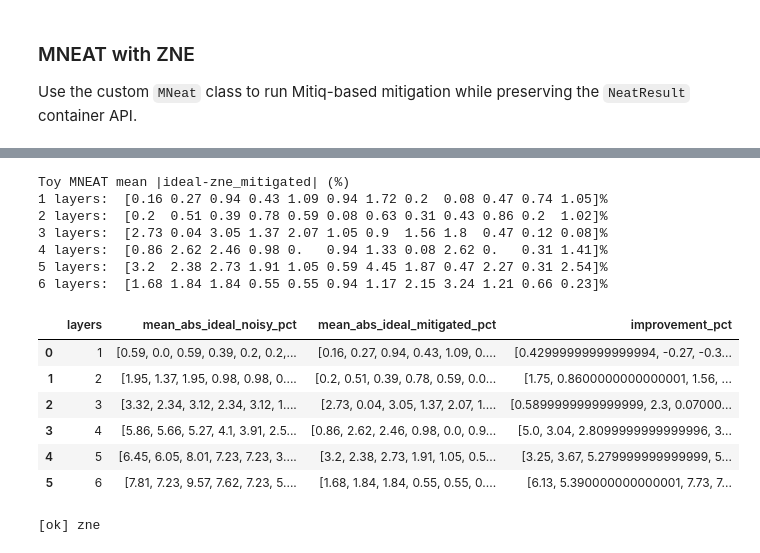
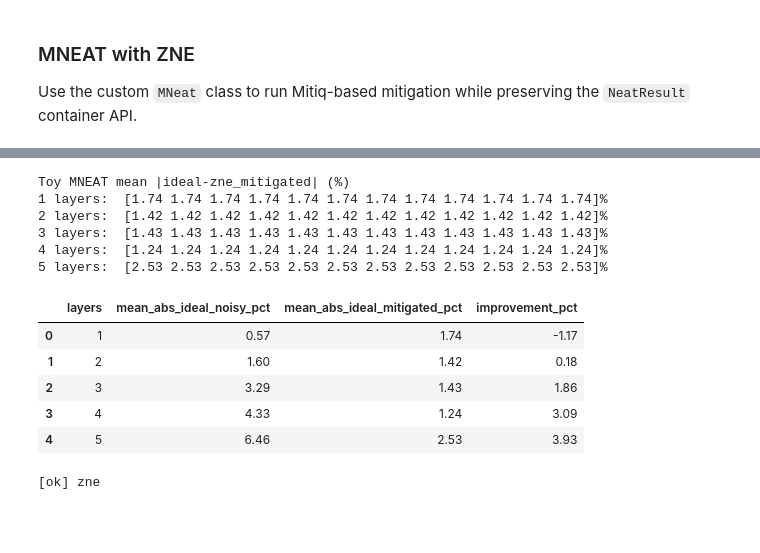
Before and after one commit to GibboSan/easy-q, a Jupyter notebook: quantum_optimization/playground.ipynb, the cells around one changed output, grey strips where cells are left out. Saved outputs shown, nothing was run; the diff lists cells and outputs as text; code cells hidden in the pictures; blank space fills up the shorter version.

```diff
--- a/quantum_optimization/playground.ipynb
+++ b/quantum_optimization/playground.ipynb
@@ -218,7 +218,7 @@ toy_qc.draw('mpl')
 [figure]
 # %%
 toy_n_qubits = 12
-toy_layers = 6
+toy_layers = 5
 toy_pm = generate_preset_pass_manager(optimization_level=0, backend=backend)
 toy_obs = ['I' * i + 'Z' + 'I' * (toy_n_qubits - i - 1) for i in range(toy_n_qubits)]
 
@@ -269,5 +268,9 @@ Toy NEAT mean |ideal-noisy| (%)
 ### MNEAT with ZNE
 Use the custom `MNeat` class to run Mitiq-based mitigation while preserving the `NeatResult` container API.
 # %%
-mneat = MNeat(backend=backend)
+import importlib
+import pipeline.mneat as mneat_module
+
+importlib.reload(mneat_module)
+mneat = mneat_module.MNeat(backend=backend)
 toy_clifford_pubs = neat.to_clifford(toy_pubs)
@@ -277,21 +276,0 @@ toy_mneat_noisy = mneat.noisy_sim(toy_clifford_pubs, cliffordize=False, seed_sim
-# %%
-
-def rdiff(res1, re2):
-    r"""The absolute difference between `res1` and re2`.
-
-    --> The closer to `0`, the better.
-    """
-    d = abs(res1 - re2)
-    return np.round(d.vals * 100, 2)
-
-print("Toy MNeat mean |ideal-noisy| (%)" )
-for idx, (toy_mneat_ideal_res, toy_mneat_noisy_res) in enumerate(
-    zip(toy_mneat_ideal, toy_mneat_noisy)
-):
-    vals = rdiff(toy_mneat_ideal_res, toy_mneat_noisy_res)
-
-    # Print the mean absolute difference for the observables
-    mean_vals = np.round(np.mean(vals), 2)
-    print(
-        f"{idx+1} layers:  {mean_vals}%"
-    )
@@ -306,45 +340,52 @@ Toy MNeat mean |ideal-noisy| (%)
 # %%
 linear_factory = zne.inference.LinearFactory(
     scale_factors=[1.0, 1.5, 2.0, 2.5, 3.0]
 )
 toy_mneat_zne = mneat.zne_mit_noisy_sim(toy_clifford_pubs, cliffordize=False, seed_simulator=seed, factory=linear_factory)
 
+def rdiff(res1, re2):
+    r"""The absolute difference between `res1` and re2`.
+
+    --> The closer to `0`, the better.
+    """
+    d = abs(res1 - re2)
+    return np.round(d.vals * 100, 2)
+
 print('Toy MNEAT mean |ideal-zne_mitigated| (%)')
 for idx, (ideal_res, mitigated_res) in enumerate(zip(toy_mneat_ideal, toy_mneat_zne), start=1):
     vals = rdiff(ideal_res, mitigated_res)
+    mean_vals = np.round(np.mean(vals), 2)
     print(f'{idx} layers:  {vals}%')
 
 toy_mneat_compare_df = pd.DataFrame(
     [
         {
             'layers': idx,
-            'mean_abs_ideal_noisy_pct': rdiff(ideal_res, noisy_res),
-            'mean_abs_ideal_mitigated_pct': rdiff(ideal_res, mitigated_res),
+            'mean_abs_ideal_noisy_pct': np.round(np.mean(rdiff(ideal_res, noisy_res)), 2),
+            'mean_abs_ideal_mitigated_pct': np.round(np.mean(rdiff(ideal_res, mitigated_res)), 2),
         }
         for idx, (ideal_res, noisy_res, mitigated_res) in enumerate(
             zip(toy_mneat_ideal, toy_mneat_noisy, toy_mneat_zne), start=1
         )
     ]
 )
 toy_mneat_compare_df['improvement_pct'] = (
     toy_mneat_compare_df['mean_abs_ideal_noisy_pct'] - toy_mneat_compare_df['mean_abs_ideal_mitigated_pct']
 )
 display(toy_mneat_compare_df)
 # %% [output]
 Toy MNEAT mean |ideal-zne_mitigated| (%)
-1 layers:  [0.16 0.27 0.94 0.43 1.09 0.94 1.72 0.2  0.08 0.47 0.74 1.05]%
-2 layers:  [0.2  0.51 0.39 0.78 0.59 0.08 0.63 0.31 0.43 0.86 0.2  1.02]%
-3 layers:  [2.73 0.04 3.05 1.37 2.07 1.05 0.9  1.56 1.8  0.47 0.12 0.08]%
-4 layers:  [0.86 2.62 2.46 0.98 0.   0.94 1.33 0.08 2.62 0.   0.31 1.41]%
-5 layers:  [3.2  2.38 2.73 1.91 1.05 0.59 4.45 1.87 0.47 2.27 0.31 2.54]%
-6 layers:  [1.68 1.84 1.84 0.55 0.55 0.94 1.17 2.15 3.24 1.21 0.66 0.23]%
+1 layers:  [1.74 1.74 1.74 1.74 1.74 1.74 1.74 1.74 1.74 1.74 1.74 1.74]%
+2 layers:  [1.42 1.42 1.42 1.42 1.42 1.42 1.42 1.42 1.42 1.42 1.42 1.42]%
+3 layers:  [1.43 1.43 1.43 1.43 1.43 1.43 1.43 1.43 1.43 1.43 1.43 1.43]%
+4 layers:  [1.24 1.24 1.24 1.24 1.24 1.24 1.24 1.24 1.24 1.24 1.24 1.24]%
+5 layers:  [2.53 2.53 2.53 2.53 2.53 2.53 2.53 2.53 2.53 2.53 2.53 2.53]%
 |  | layers | mean_abs_ideal_noisy_pct | mean_abs_ideal_mitigated_pct | improvement_pct |
-| 0 | 1 | [0.59, 0.0, 0.59, 0.39, 0.2, 0.2,... | [0.16, 0.27, 0.94, 0.43, 1.09, 0.... | [0.42999999999999994, -0.27, -0.3... |
-| 1 | 2 | [1.95, 1.37, 1.95, 0.98, 0.98, 0.... | [0.2, 0.51, 0.39, 0.78, 0.59, 0.0... | [1.75, 0.8600000000000001, 1.56, ... |
-| 2 | 3 | [3.32, 2.34, 3.12, 2.34, 3.12, 1.... | [2.73, 0.04, 3.05, 1.37, 2.07, 1.... | [0.5899999999999999, 2.3, 0.07000... |
-| 3 | 4 | [5.86, 5.66, 5.27, 4.1, 3.91, 2.5... | [0.86, 2.62, 2.46, 0.98, 0.0, 0.9... | [5.0, 3.04, 2.8099999999999996, 3... |
-| 4 | 5 | [6.45, 6.05, 8.01, 7.23, 7.23, 3.... | [3.2, 2.38, 2.73, 1.91, 1.05, 0.5... | [3.25, 3.67, 5.279999999999999, 5... |
-| 5 | 6 | [7.81, 7.23, 9.57, 7.62, 7.23, 5.... | [1.68, 1.84, 1.84, 0.55, 0.55, 0.... | [6.13, 5.390000000000001, 7.73, 7... |
+| 0 | 1 | 0.57 | 1.74 | -1.17 |
+| 1 | 2 | 1.60 | 1.42 | 0.18 |
+| 2 | 3 | 3.29 | 1.43 | 1.86 |
+| 3 | 4 | 4.33 | 1.24 | 3.09 |
+| 4 | 5 | 6.46 | 2.53 | 3.93 |
 # %%
 import importlib
 import quantum_optimization.pipeline.mneat as mneat_module
```
Also changed, not shown: parts of 5 cells of this notebook, 1 other file.
